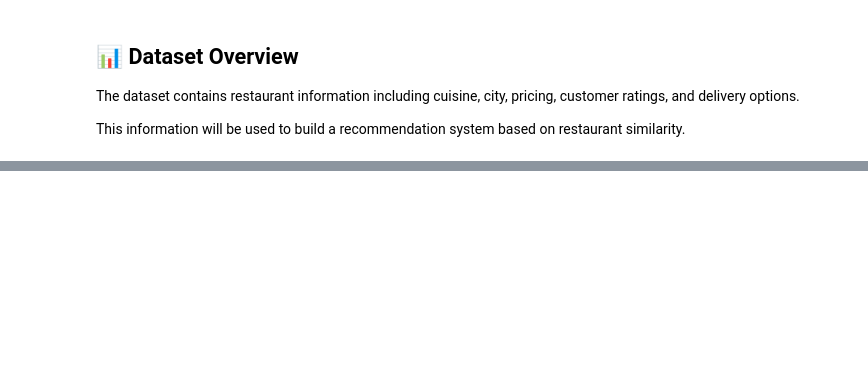
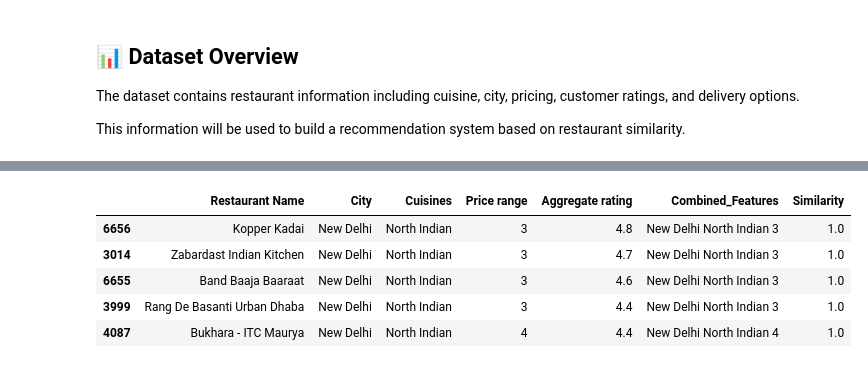
Before and after one commit to Dixa08/Cognifyz-ML-Internship, a Jupyter notebook: Task2_Restaurant_Recommendation/notebooks/restaurant_recommendation.ipynb, the cells around one changed output, grey strips where cells are left out. Cells and saved outputs as stored; diff of their text form; code cells hidden in the pictures; blank space fills up the shorter version.

```diff
--- a/Task2_Restaurant_Recommendation/notebooks/restaurant_recommendation.ipynb
+++ b/Task2_Restaurant_Recommendation/notebooks/restaurant_recommendation.ipynb
@@ -49,0 +207,44 @@ This information will be used to build a recommendation system based on restaura
+# %%
+# ==========================================================
+# Recommendation Function
+# ==========================================================
+
+def recommend_restaurants(cuisine, city, price_range, top_n=5):
+
+    # Create user preference string
+    user_input = f"{city} {cuisine} {price_range}"
+
+    # Convert user input into vector
+    user_vector = vectorizer.transform([user_input])
+
+    # Calculate similarity with all restaurants
+    similarity_scores = cosine_similarity(user_vector, feature_vectors).flatten()
+
+    # Add similarity scores to dataframe
+    recommendation_df["Similarity"] = similarity_scores
+
+    # Sort restaurants based on similarity and rating
+    recommendations = recommendation_df.sort_values(
+        by=["Similarity", "Aggregate rating"],
+        ascending=False
+    )
+
+    # Remove duplicate restaurant names
+    recommendations = recommendations.drop_duplicates(
+        subset="Restaurant Name"
+    )
+
+    return recommendations.head(top_n)
+# %%
+recommend_restaurants(
+    cuisine="North Indian",
+    city="New Delhi",
+    price_range=3
+)
+# %% [output]
+|  | Restaurant Name | City | Cuisines | Price range | Aggregate rating | Combined_Features | Similarity |
+| 6656 | Kopper Kadai | New Delhi | North Indian | 3 | 4.8 | New Delhi North Indian 3 | 1.0 |
+| 3014 | Zabardast Indian Kitchen | New Delhi | North Indian | 3 | 4.7 | New Delhi North Indian 3 | 1.0 |
+| 6655 | Band Baaja Baaraat | New Delhi | North Indian | 3 | 4.6 | New Delhi North Indian 3 | 1.0 |
+| 3999 | Rang De Basanti Urban Dhaba | New Delhi | North Indian | 3 | 4.4 | New Delhi North Indian 3 | 1.0 |
+| 4087 | Bukhara - ITC Maurya | New Delhi | North Indian | 4 | 4.4 | New Delhi North Indian 4 | 1.0 |
```
Also changed, not shown: parts of 26 cells of this notebook, 5 other files.
